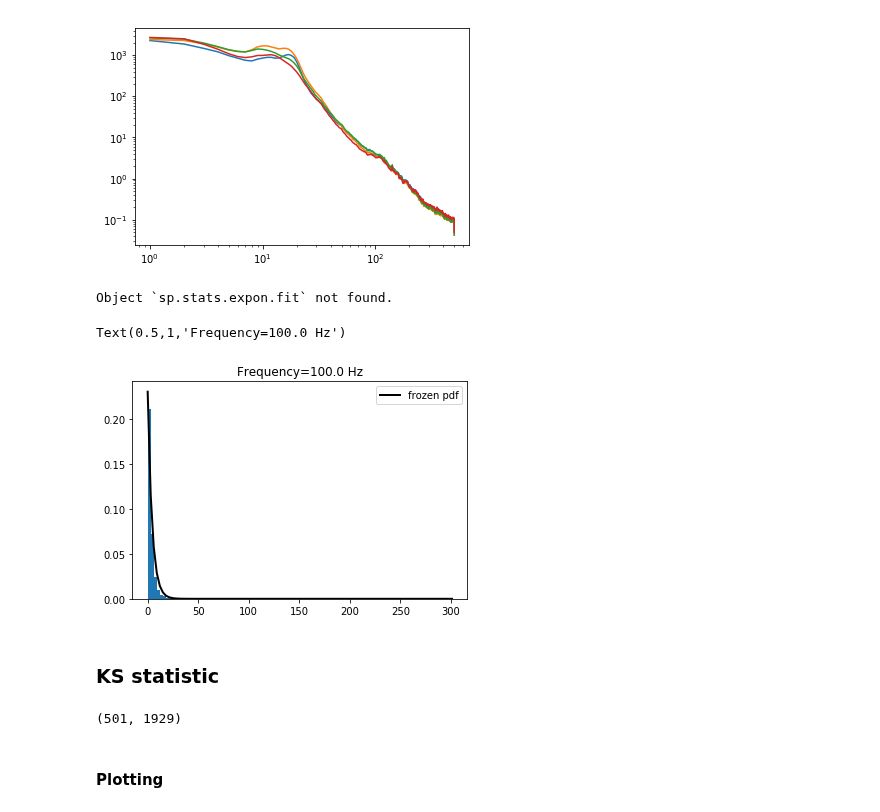
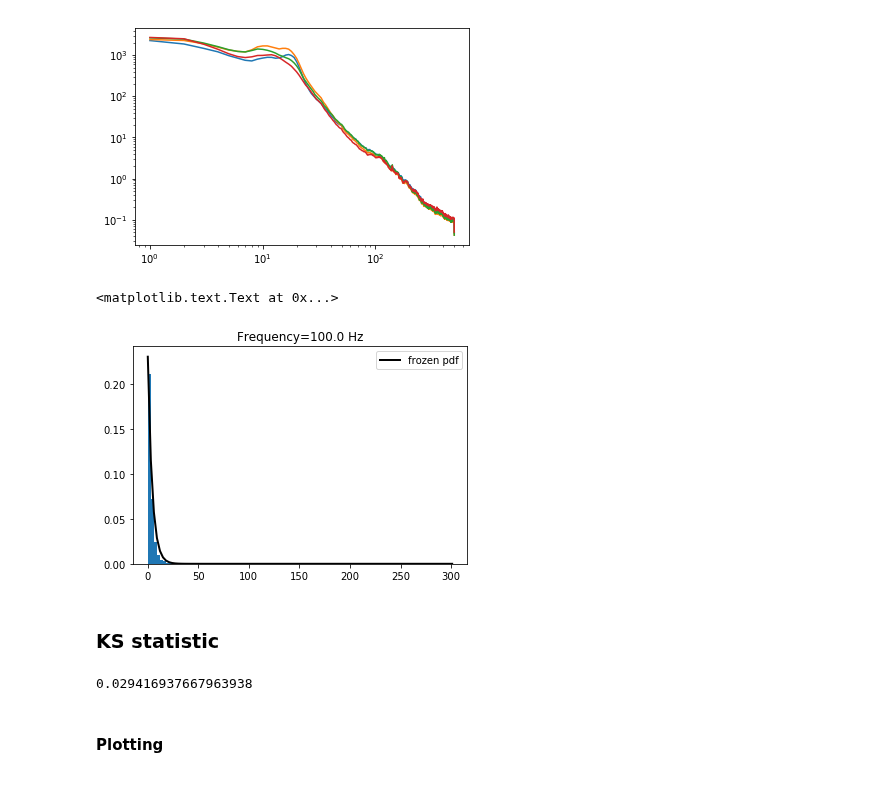
Before and after one commit to voytekresearch/SpectralCA, a Jupyter notebook: analysis_notebooks/exp_comparisons.ipynb, the cells around one changed output. Cells and saved outputs as stored; diff of their text form; code cells hidden in the pictures.

```diff
--- a/analysis_notebooks/exp_comparisons.ipynb
+++ b/analysis_notebooks/exp_comparisons.ipynb
@@ -13,8 +15,8 @@ sys.path.append('/Users/rdgao/Documents/code/research/spectralCV/')
 from scv_funcs import access_nt as asc
 import numpy as np
 # %%
-#data_path ="/Users/Lauren/Data/NeuroTycho/anesthesia/20120730PF_Anesthesia+and+Sleep_Chibi_Toru+Yanagawa_mat_ECoG128/Session%d/"
-data_path ="/Users/rdgao/Documents/data/NeuroTycho/Propofol/20120730PF_Anesthesia+and+Sleep_Chibi_Toru+Yanagawa_mat_ECoG128/Session%d/"
+data_path ="/Users/Lauren/Data/NeuroTycho/anesthesia/20120730PF_Anesthesia+and+Sleep_Chibi_Toru+Yanagawa_mat_ECoG128/Session%d/"
+#data_path ="/Users/rdgao/Documents/data/NeuroTycho/Propofol/20120730PF_Anesthesia+and+Sleep_Chibi_Toru+Yanagawa_mat_ECoG128/Session%d/"
 session = 1
 chan = [1,2,3,4] # start at 1
 
@@ -34,42 +36,38 @@ f, psd_ = ndsp.spectral.psd(data, Fs=fs, nperseg=nperseg, noverlap=noverlap)
 plt.loglog(f,psd_[0:,:].T);
 # %% [output]
 [figure]
-# %%
-sp.stats.expon.fit?
-# %% [output]
-Object `sp.stats.expon.fit` not found.
 # %%
 from scipy.stats import expon
 import scipy as sp
 import matplotlib.pyplot as plt
 fig, ax = plt.subplots(1, 1)
 mean, var, skew, kurt = expon.stats(moments='mvsk')
 y = np.arange(1,50)
 #ax.plot(x, expon.pdf(x),'r-', lw=5, alpha=0.6, label='expon pdf')
 #_ = ax.plot(psd_[0][:100])
 # _ = ax.plot(psd_[1])
 
 fs = 1000
 nperseg = 1000
 noverlap = 0
 freq_ind = 100
 num_bins = 100
 
-#x, y, spg_ = sp.signal.spectrogram(data[0],fs=fs,nperseg=nperseg,noverlap=noverlap)
+x, y, spg_ = sp.signal.spectrogram(data[0],fs=fs,nperseg=nperseg,noverlap=noverlap)
 _, scale_ = sp.stats.expon.fit(spg_[freq_ind],floc=0)
 hists = ax.hist(spg_[freq_ind],normed=True,bins=num_bins)
 x = hists[1]
 #x = np.linspace(0,500, 1000)
 #ax.plot(x, expon.pdf(x),'r-', lw=5, label='expon pdf')
 rv = expon(scale = scale_)
 ax.plot(x, rv.pdf(x), 'k-', lw=2, label='frozen pdf',)
 #plt.xlim(0,250)
 #plt.ylim(0,0.0005)
 plt.legend()
 plt.title('Frequency=%.1f Hz' %f[freq_ind])
 # %% [output]
-Text(0.5,1,'Frequency=100.0 Hz')
+<matplotlib.text.Text at 0x...>
-[figure, old version]
+[figure, new version]
 # %% [markdown]
 ### KS statistic
 # %%
@@ -86,7 +85,7 @@ for i in range(len(spg_)):
-# %%
-spg_.shape
-# %% [output]
-(501, 1929)
+# %%
+statistics[50]
+# %% [output]
+0.029416937667963938
 # %% [markdown]
 #### Plotting
 # %%
```
Also changed, not shown: parts of 19 cells of this notebook.
